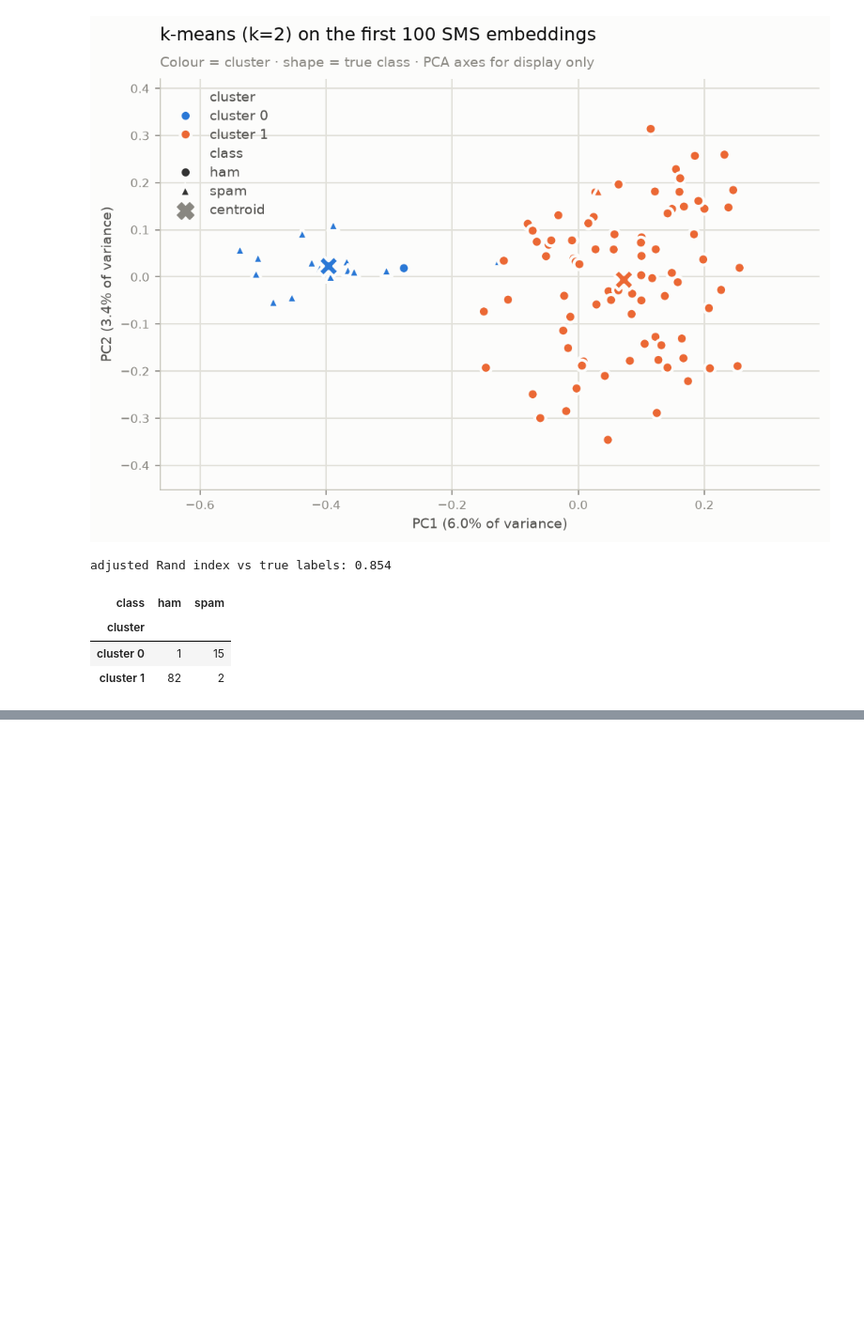
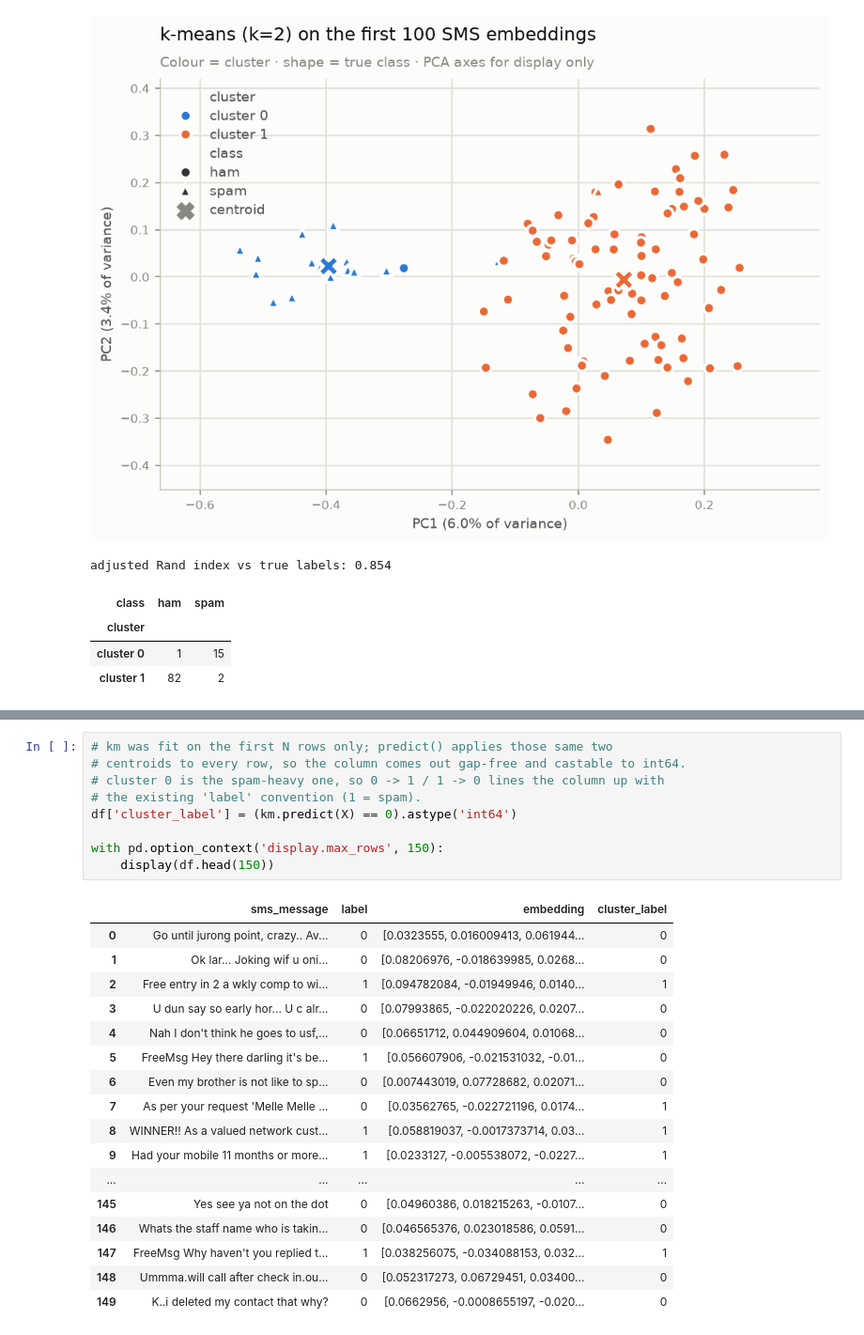
Before and after one commit to PotapenkoOleg/spam_detection_nn, a Jupyter notebook: spam_detection_clusters.ipynb, the cells around one changed output, grey strips where cells are left out. Shown at 94% size. Cells and saved outputs as stored; diff of their text form; blank space fills up the shorter version.

```diff
--- a/spam_detection_clusters.ipynb
+++ b/spam_detection_clusters.ipynb
@@ -215,3 +215,30 @@ cluster 0 — 16 records (15 spam / 1 ham)
     62  ham   Its a part of checking IQ
     68  spam  Did you hear about the new "Divorce Barbie"? It comes with all of Ken's stuff!
     70  ham   Wah lucky man... Then can save money... Hee...
+# %%
+# km was fit on the first N rows only; predict() applies those same two
+# centroids to every row, so the column comes out gap-free and castable to int64.
+# cluster 0 is the spam-heavy one, so 0 -> 1 / 1 -> 0 lines the column up with
+# the existing 'label' convention (1 = spam).
+df['cluster_label'] = (km.predict(X) == 0).astype('int64')
+
+with pd.option_context('display.max_rows', 150):
+    display(df.head(150))
+# %% [output]
+|  | sms_message | label | embedding | cluster_label |
+| 0 | Go until jurong point, crazy.. Av... | 0 | [0.0323555, 0.016009413, 0.061944... | 0 |
+| 1 | Ok lar... Joking wif u oni... | 0 | [0.08206976, -0.018639985, 0.0268... | 0 |
+| 2 | Free entry in 2 a wkly comp to wi... | 1 | [0.094782084, -0.01949946, 0.0140... | 1 |
+| 3 | U dun say so early hor... U c alr... | 0 | [0.07993865, -0.022020226, 0.0207... | 0 |
+| 4 | Nah I don't think he goes to usf,... | 0 | [0.06651712, 0.044909604, 0.01068... | 0 |
+| 5 | FreeMsg Hey there darling it's be... | 1 | [0.056607906, -0.021531032, -0.01... | 0 |
+| 6 | Even my brother is not like to sp... | 0 | [0.007443019, 0.07728682, 0.02071... | 0 |
+| 7 | As per your request 'Melle Melle ... | 0 | [0.03562765, -0.022721196, 0.0174... | 1 |
+| 8 | WINNER!! As a valued network cust... | 1 | [0.058819037, -0.0017373714, 0.03... | 1 |
+| 9 | Had your mobile 11 months or more... | 1 | [0.0233127, -0.005538072, -0.0227... | 1 |
+| ... | ... | ... | ... | ... |
+| 145 | Yes see ya not on the dot | 0 | [0.04960386, 0.018215263, -0.0107... | 0 |
+| 146 | Whats the staff name who is takin... | 0 | [0.046565376, 0.023018586, 0.0591... | 0 |
+| 147 | FreeMsg Why haven't you replied t... | 1 | [0.038256075, -0.034088153, 0.032... | 1 |
+| 148 | Ummma.will call after check in.ou... | 0 | [0.052317273, 0.06729451, 0.03400... | 0 |
+| 149 | K..i deleted my contact that why? | 0 | [0.0662956, -0.0008655197, -0.020... | 0 |
```
Also changed, not shown: parts of 5 cells of this notebook, 1 other file.
